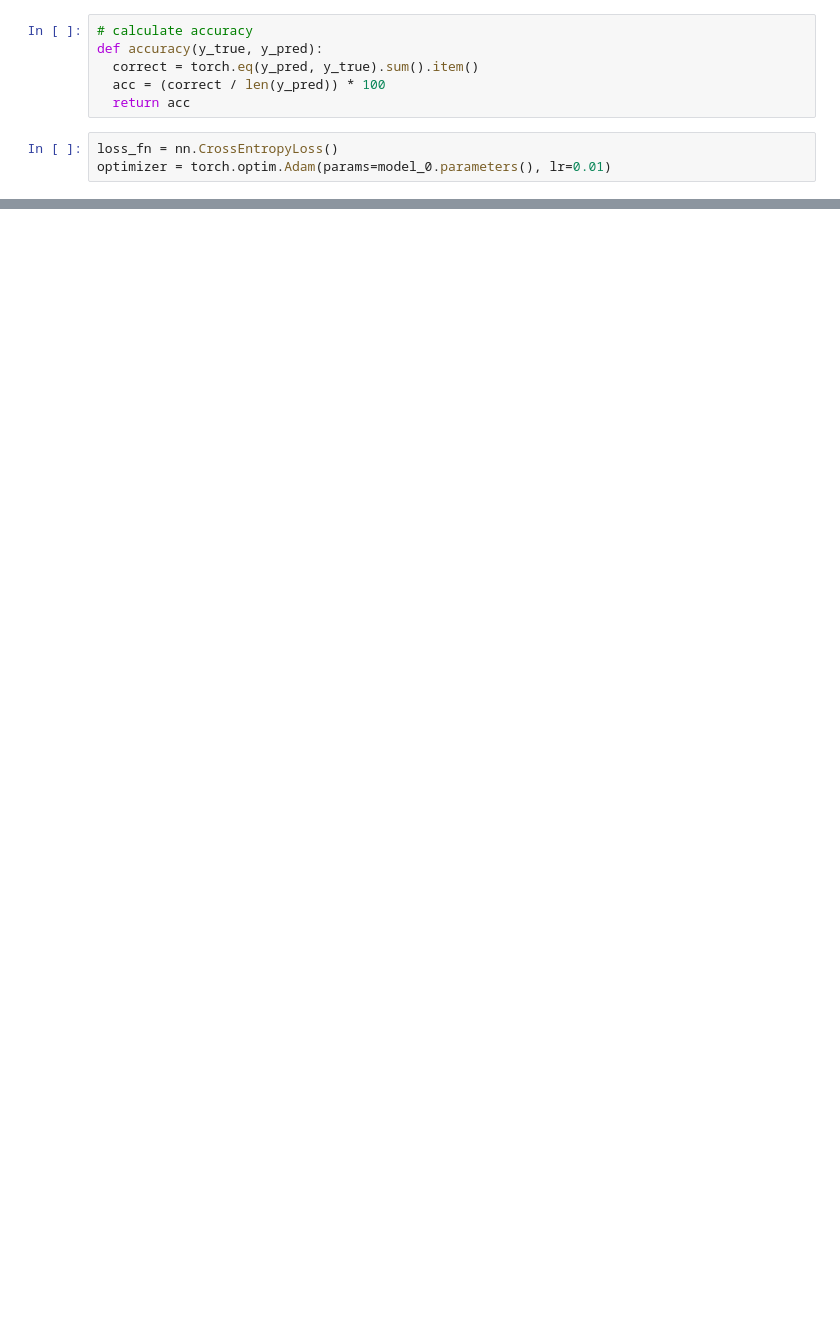
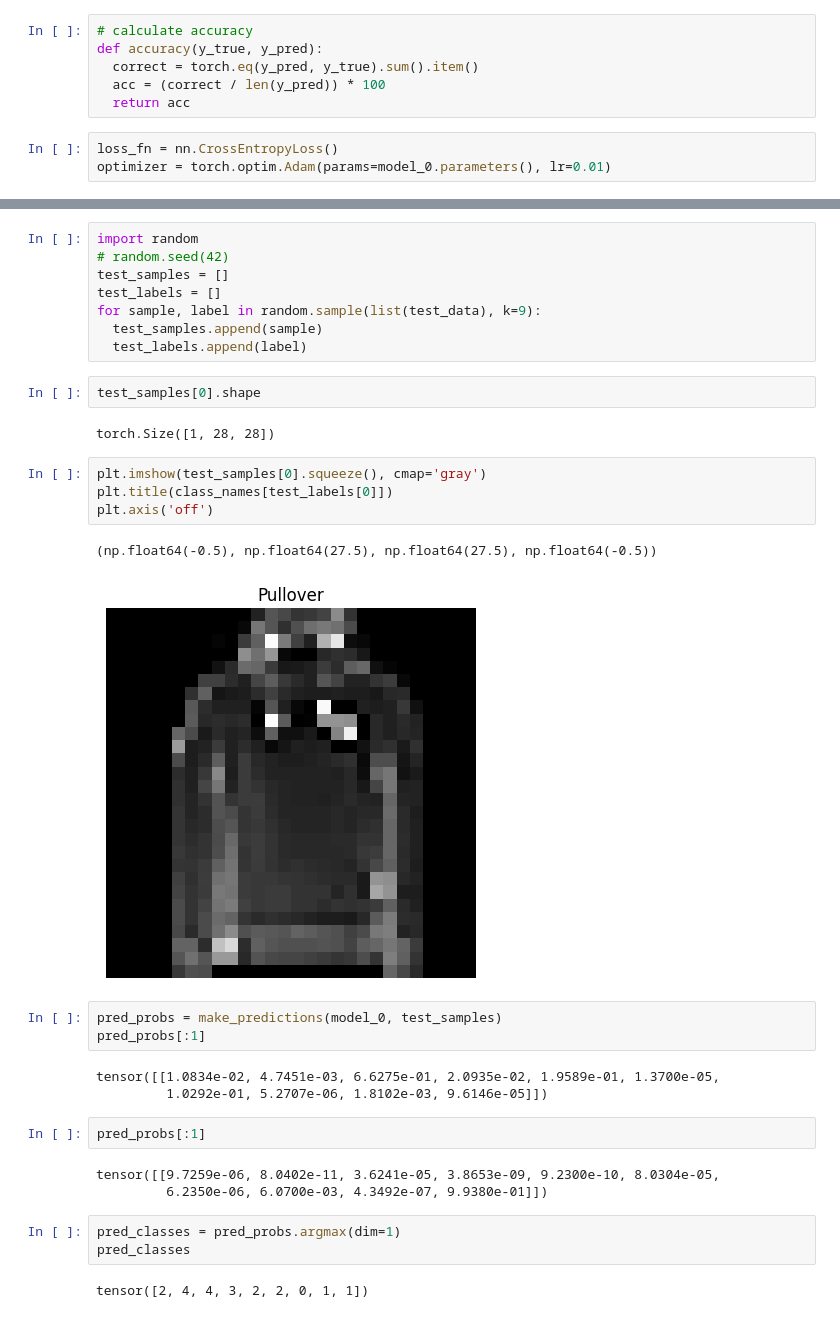
Before and after one commit to divyansshu/pytorch, a Jupyter notebook: pytorch_computer_vision.ipynb, the cells around one changed output, grey strips where cells are left out. Saved outputs shown, nothing was run; the diff lists cells and outputs as text; blank space fills up the shorter version.

Commit message:
implemented CNN model and visualized its predictions

```diff
--- a/pytorch_computer_vision.ipynb
+++ b/pytorch_computer_vision.ipynb
@@ -309,0 +387,35 @@ class FashionMNISTModel_v2(nn.Module):
+# %%
+import random
+# random.seed(42)
+test_samples = []
+test_labels = []
+for sample, label in random.sample(list(test_data), k=9):
+  test_samples.append(sample)
+  test_labels.append(label)
+# %%
+test_samples[0].shape
+# %% [output]
+torch.Size([1, 28, 28])
+# %%
+plt.imshow(test_samples[0].squeeze(), cmap='gray')
+plt.title(class_names[test_labels[0]])
+plt.axis('off')
+# %% [output]
+(np.float64(-0.5), np.float64(27.5), np.float64(27.5), np.float64(-0.5))
+[figure, added]
+# %%
+pred_probs = make_predictions(model_0, test_samples)
+pred_probs[:1]
+# %% [output]
+tensor([[1.0834e-02, 4.7451e-03, 6.6275e-01, 2.0935e-02, 1.9589e-01, 1.3700e-05,
+         1.0292e-01, 5.2707e-06, 1.8102e-03, 9.6146e-05]])
+# %%
+pred_probs[:1]
+# %% [output]
+tensor([[9.7259e-06, 8.0402e-11, 3.6241e-05, 3.8653e-09, 9.2300e-10, 8.0304e-05,
+         6.2350e-06, 6.0700e-03, 4.3492e-07, 9.9380e-01]])
+# %%
+pred_classes = pred_probs.argmax(dim=1)
+pred_classes
+# %% [output]
+tensor([2, 4, 4, 3, 2, 2, 0, 1, 1])
```
Also changed, not shown: parts of 18 cells of this notebook.
